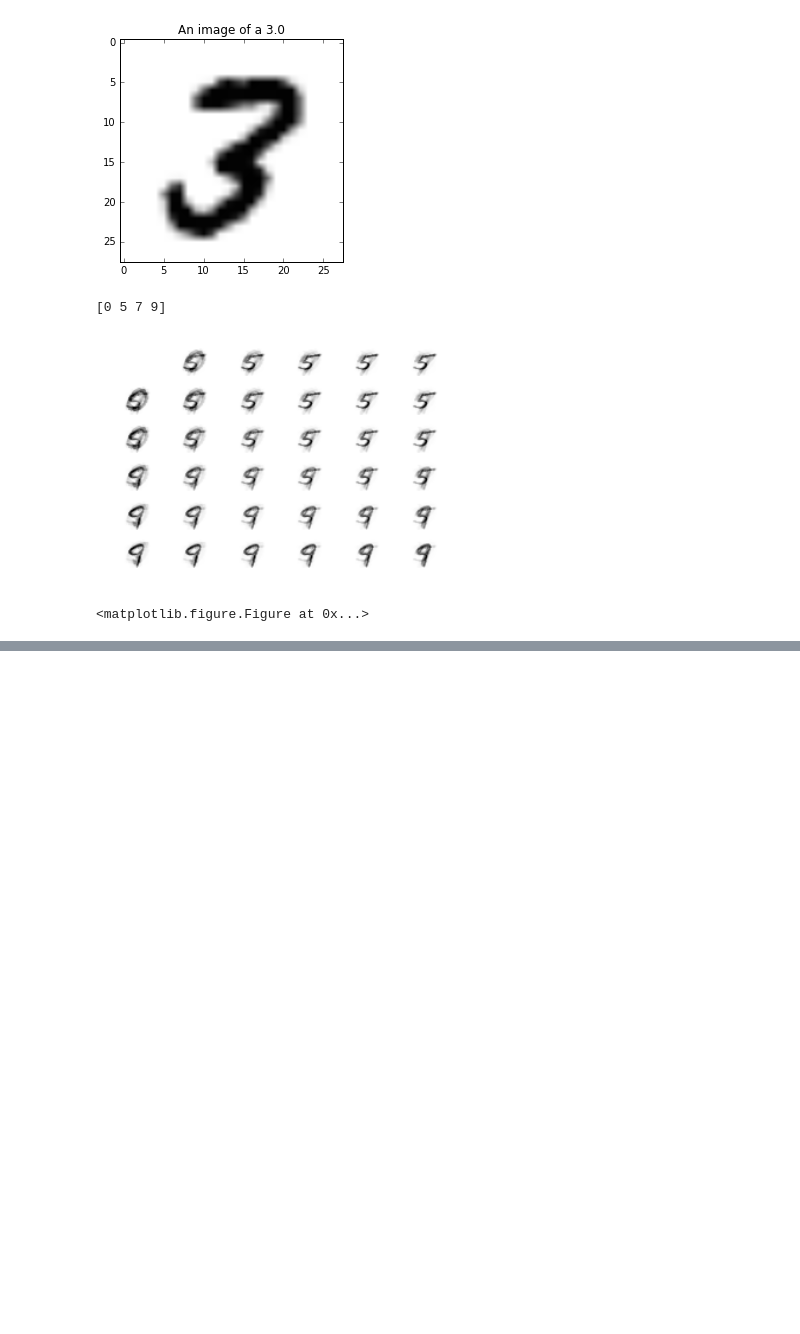
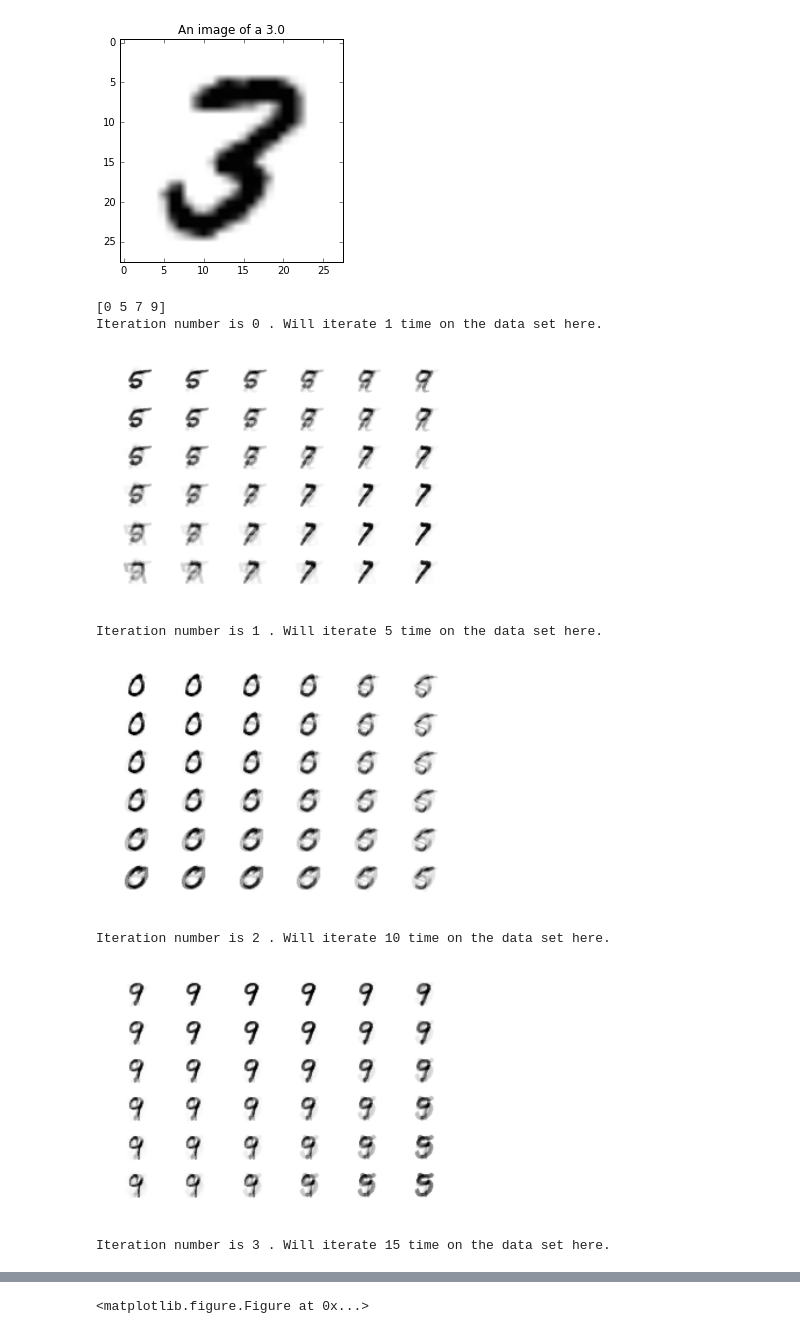
Before and after one commit to AndreCI/NeuralNetwork_proj1, a Jupyter notebook: src/notebook.ipynb, the cells around one changed output, grey strips where cells are left out. Saved outputs shown, nothing was run; the diff lists cells and outputs as text; code cells hidden in the pictures; blank space fills up the shorter version.

```diff
--- a/src/notebook.ipynb
+++ b/src/notebook.ipynb
@@ -20,7 +17,7 @@ visualize(data_matrix[i,:,:],labels[i])
 # %% [output]
 [figure]
 # %%
-def kohonen(data,labels):
+def kohonen(data,labels,ite_num):
     """Example for using create_data, plot_data and som_step.
     """
     plb.close('all')
@@ -34,54 +31,63 @@ def kohonen(data,labels):
 
     # select 4 digits
     name = 'Andre Cibils' # REPLACE BY YOUR OWN NAME
     targetdigits = name2digits(name) # assign the four digits that should be used
     print(targetdigits) # output the digits that were selected
     # this selects all data vectors that corresponds to one of the four digits
     data = data[np.logical_or.reduce([labels==x for x in targetdigits]),:]
 
     dy, dx = data.shape
 
     #set the size of the Kohonen map. In this case it will be 6 X 6
     size_k = 6
 
     #set the width of the neighborhood via the width of the gaussian that
     #describes it
     sigma = 3.0
+    for a in range(0,np.shape(ite_num)[0]):
+        #initialise the centers randomly
+        centers = np.random.rand(size_k**2, dim) * data_range
+        #build a neighborhood matrix
+        neighbor = np.arange(size_k**2).reshape((size_k, size_k))
 
-    #initialise the centers randomly
-    centers = np.random.rand(size_k**2, dim) * data_range
+        #set the learning rate
+        eta = 0.8 # HERE YOU HAVE TO SET YOUR OWN LEARNING RATE
 
-    #build a neighborhood matrix
-    neighbor = np.arange(size_k**2).reshape((size_k, size_k))
+        #set the maximal iteration count
+        tmax = 5000 # this might or might not work; use your own convergence criterion
 
-    #set the learning rate
-    eta = 0.5 # HERE YOU HAVE TO SET YOUR OWN LEARNING RATE
+        #set the random order in which the datapoints should be presented
+        i_random = np.arange(tmax) % dy
+        np.random.shuffle(i_random)
+        plb.figure
 
-    #set the maximal iteration count
-    tmax = 5000 # this might or might not work; use your own convergence criterion
-
-    #set the random order in which the datapoints should be presented
-    i_random = np.arange(tmax) % dy
-    np.random.shuffle(i_random)
-
-    for t, i in enumerate(i_random):
-        som_step(centers, data[i,:],neighbor,eta,sigma)
+        print("Iteration number is",a,". Will iterate",ite_num[a],"time on the data set here.")
+        for j in range(0,ite_num[a]):
+            np.random.shuffle(i_random)
+            for t, i in enumerate(i_random):
+                som_step(centers, data[i,:],neighbor,eta,sigma)
 
 
     # for visualization, you can use this:
-    for i in range(1,size_k**2):
-        plb.subplot(size_k,size_k,i+1)
+        for i in range(0,size_k**2):
+            plb.subplot(size_k,size_k,i+1)
 
-        plb.imshow(np.reshape(centers[i,:], [28, 28]),cmap='Greys',interpolation='bilinear')
-        plb.axis('off')
+            plb.imshow(np.reshape(centers[i,:], [28, 28]),cmap='Greys',interpolation='bilinear')
+            plb.axis('off')
 
     # leave the window open at the end of the loop
-    plb.show()
-    plb.draw()
+        plb.show()
+        plb.draw()
 
 
-kohonen(data,labels)
+ite_nums = [1, 5, 10, 15]
+kohonen(data,labels,ite_nums)
 # %% [output]
 [0 5 7 9]
+Iteration number is 0 . Will iterate 1 time on the data set here.
-[figure, old version]
+[figure, new version]
-<matplotlib.figure.Figure at 0x...>
+Iteration number is 1 . Will iterate 5 time on the data set here.
+[figure, added]
+Iteration number is 2 . Will iterate 10 time on the data set here.
+[figure, added]
+Iteration number is 3 . Will iterate 15 time on the data set here.
@@ -87,0 +95 @@ kohonen(data,labels)
+<matplotlib.figure.Figure at 0x...>
```
Also changed, not shown: parts of 2 cells of this notebook, 1 other file.
